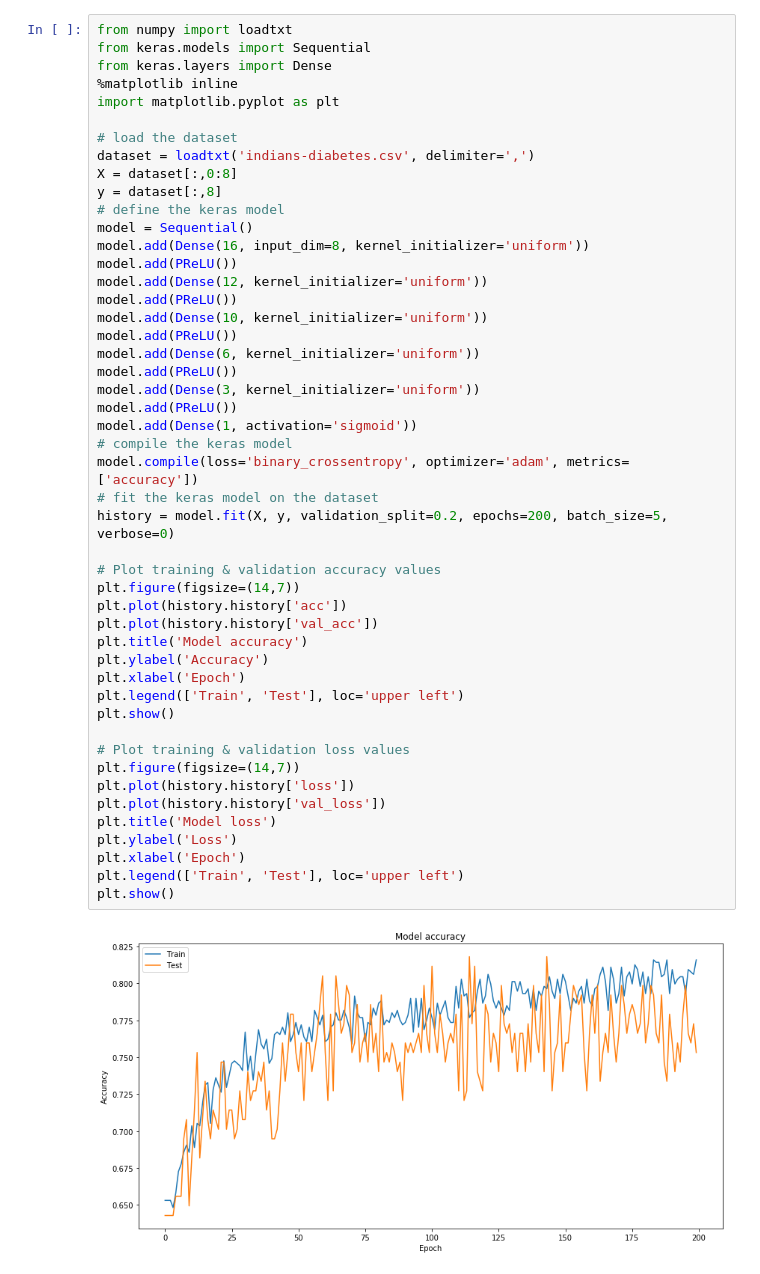
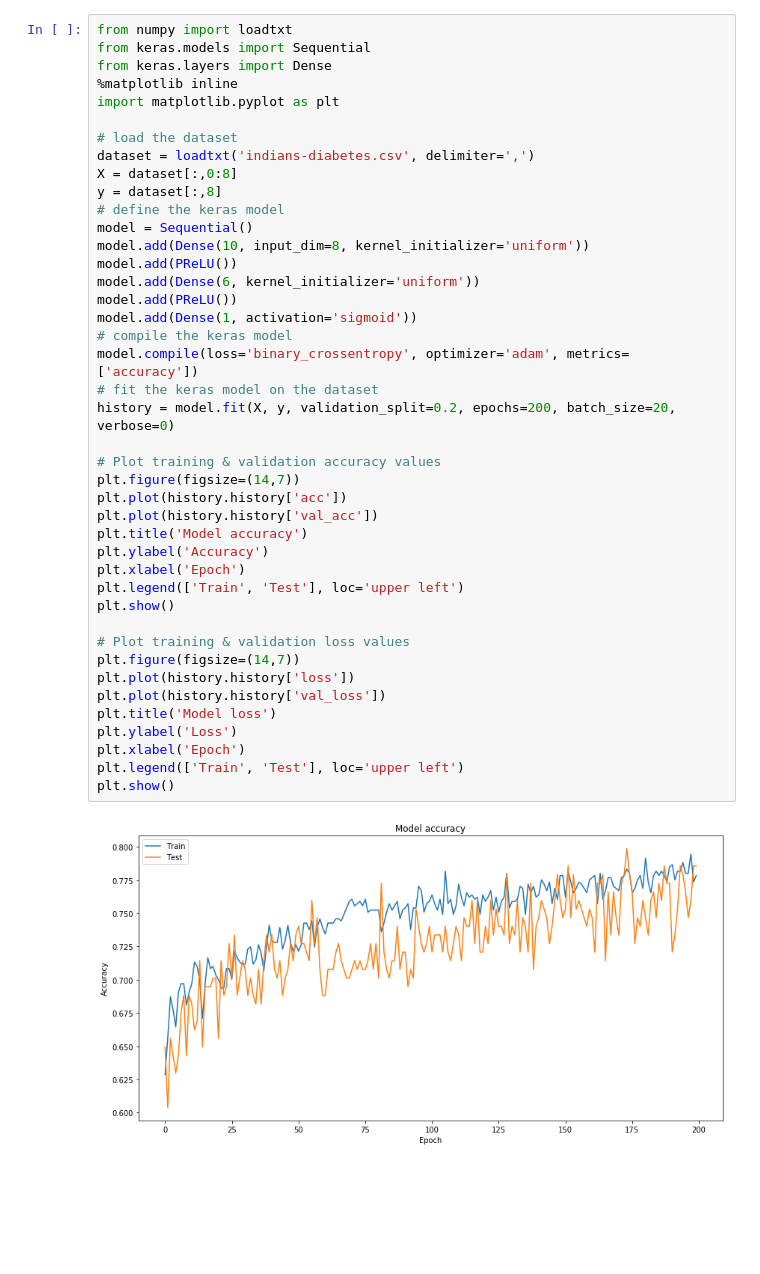
Before and after one commit to robertobatts/AI-experiments, a Jupyter notebook: indians-diabates/indians-diabetes.ipynb, the cells around one changed output. Drawn from its saved outputs; the diff is of its cells as text; blank space fills up the shorter version.

```diff
--- a/indians-diabates/indians-diabetes.ipynb
+++ b/indians-diabates/indians-diabetes.ipynb
@@ -11,40 +11,34 @@ X = dataset[:,0:8]
 y = dataset[:,8]
 # define the keras model
 model = Sequential()
-model.add(Dense(16, input_dim=8, kernel_initializer='uniform'))
-model.add(PReLU())
-model.add(Dense(12, kernel_initializer='uniform'))
-model.add(PReLU())
-model.add(Dense(10, kernel_initializer='uniform'))
+model.add(Dense(10, input_dim=8, kernel_initializer='uniform'))
 model.add(PReLU())
 model.add(Dense(6, kernel_initializer='uniform'))
-model.add(PReLU())
-model.add(Dense(3, kernel_initializer='uniform'))
 model.add(PReLU())
 model.add(Dense(1, activation='sigmoid'))
 # compile the keras model
 model.compile(loss='binary_crossentropy', optimizer='adam', metrics=['accuracy'])
 # fit the keras model on the dataset
-history = model.fit(X, y, validation_split=0.2, epochs=200, batch_size=5, verbose=0)
+history = model.fit(X, y, validation_split=0.2, epochs=200, batch_size=20, verbose=0)
 
 # Plot training & validation accuracy values
 plt.figure(figsize=(14,7))
 plt.plot(history.history['acc'])
 plt.plot(history.history['val_acc'])
 plt.title('Model accuracy')
 plt.ylabel('Accuracy')
 plt.xlabel('Epoch')
 plt.legend(['Train', 'Test'], loc='upper left')
 plt.show()
 
 # Plot training & validation loss values
 plt.figure(figsize=(14,7))
 plt.plot(history.history['loss'])
 plt.plot(history.history['val_loss'])
 plt.title('Model loss')
 plt.ylabel('Loss')
 plt.xlabel('Epoch')
 plt.legend(['Train', 'Test'], loc='upper left')
 plt.show()
 # %% [output]
-[figure, old version]
+[figure, new version]
```
Also changed, not shown: parts of 2 cells of this notebook.
